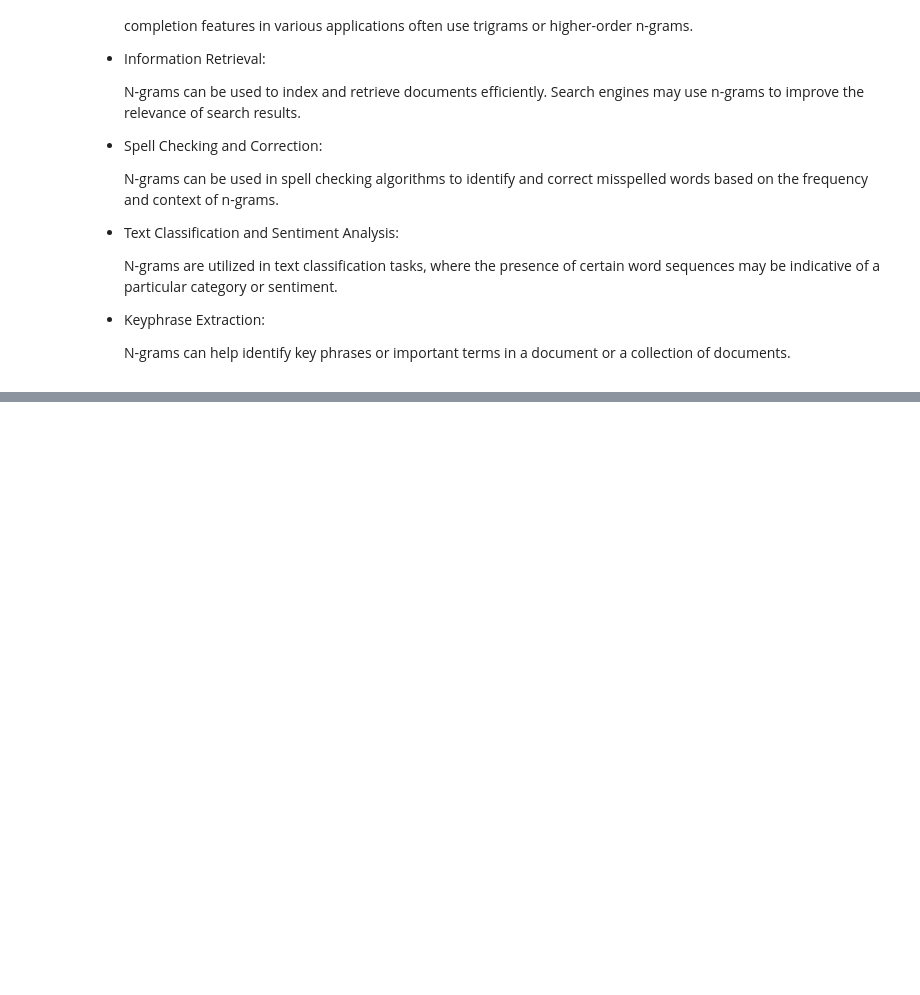
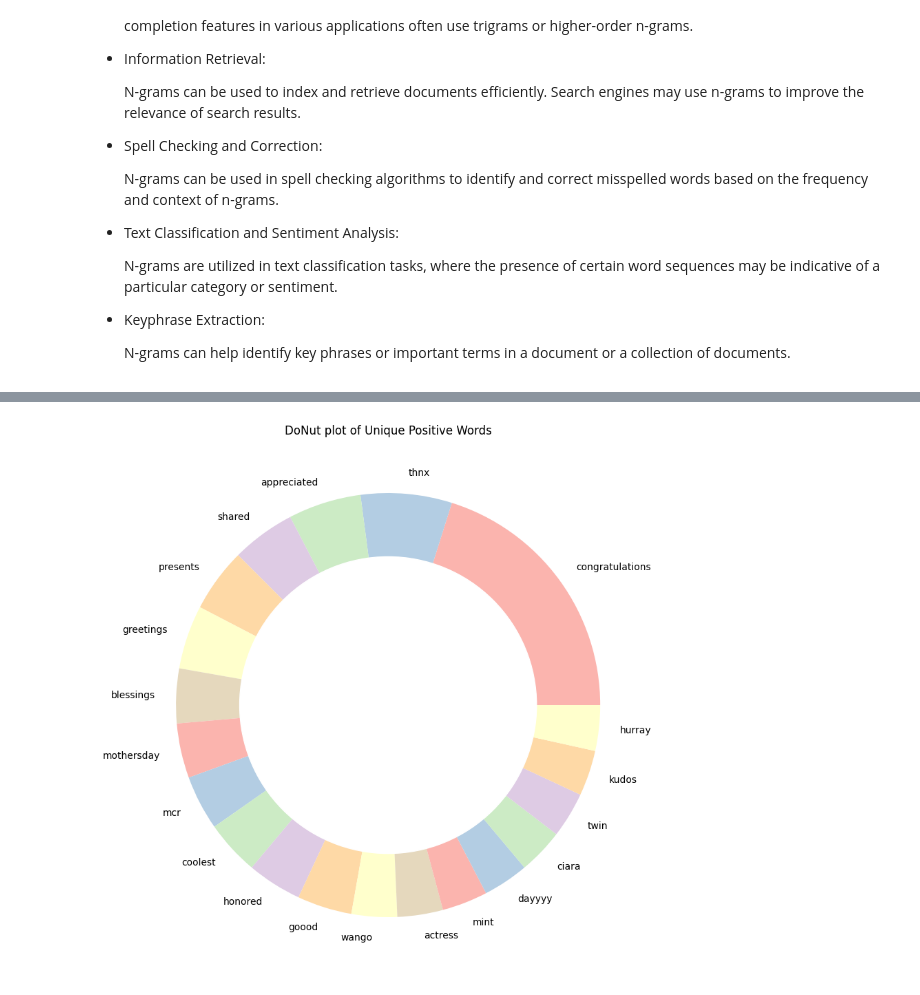
Before and after one commit to abhi1ranjan/NLP-Practice, a Jupyter notebook: Twitter_sentiment_Extaction_Analysis,EDA_and_Model.ipynb, the cells around one changed output, grey strips where cells are left out. Saved outputs shown, nothing was run; the diff lists cells and outputs as text; code cells hidden in the pictures; blank space fills up the shorter version.

Commit message:
By looking at the Unique words of each sentiment, we now have much more clarity about the data. These unique words are very strong determiners of Sentiment of the tweets.

```diff
--- a/Twitter_sentiment_Extaction_Analysis,EDA_and_Model.ipynb
+++ b/Twitter_sentiment_Extaction_Analysis,EDA_and_Model.ipynb
@@ -652,0 +657,2 @@ Here are some key applications of N-gram analysis:
+# %%
+RawText = [word for wordList in train['temp_list1'] for word in wordList]
@@ -652,0 +695,4 @@ Here are some key applications of N-gram analysis:
+# %%
+UniquePositive = UniqueWords('positive', 20, RawText)
+print("The top 20 unique words in positive Tweets are:")
+UniquePositive.style.background_gradient(cmap = 'Greens')
@@ -652,0 +730,11 @@ Here are some key applications of N-gram analysis:
+# %%
+from palettable.colorbrewer.qualitative import Pastel1_7
+plt.figure(figsize=(16,10))
+my_circle = plt.Circle((0,0), 0.7, color = 'white')
+plt.pie(UniquePositive['Count'], labels = UniquePositive.Words, colors = Pastel1_7.hex_colors)
+p = plt.gcf()
+p.gca().add_artist(my_circle)
+plt.title('DoNut plot of Unique Positive Words')
+plt.show()
+# %% [output]
+[figure, added]
```
Also changed, not shown: parts of 16 cells of this notebook.
